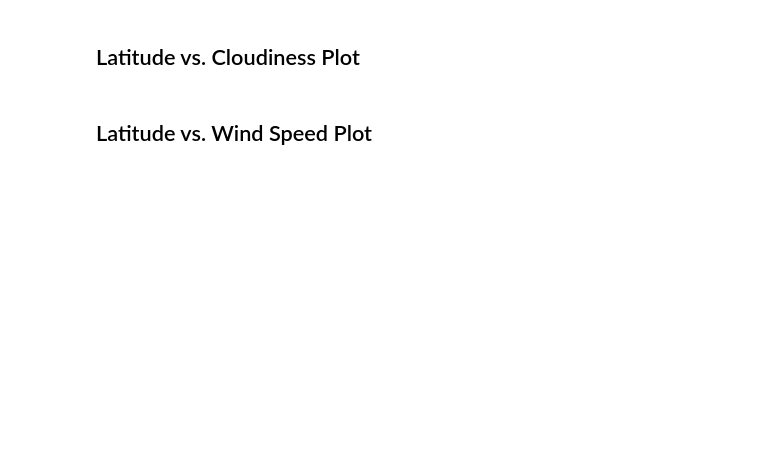
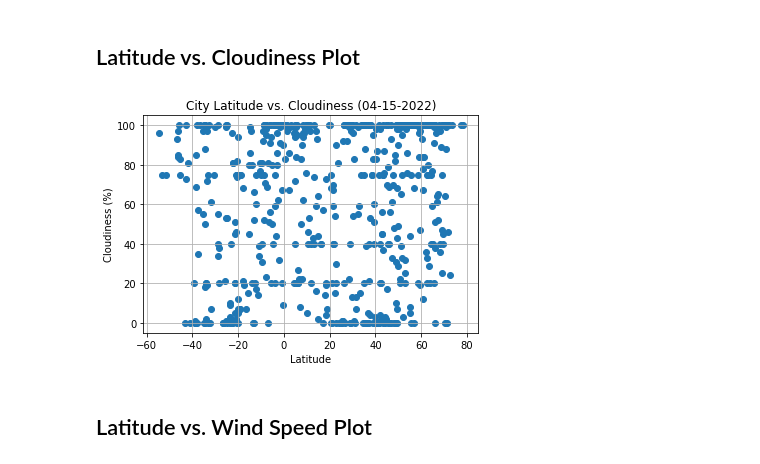
Before and after one commit to isidhu09/python-api-challenge, a Jupyter notebook: WeatherPy/WeatherPy.ipynb, the cells around one changed output. Saved outputs shown, nothing was run; the diff lists cells and outputs as text; code cells hidden in the pictures; blank space fills up the shorter version.

```diff
--- a/WeatherPy/WeatherPy.ipynb
+++ b/WeatherPy/WeatherPy.ipynb
@@ -196,4 +225,16 @@ clean_city_data = pd.merge(weatherDF,humidDF, how="outer", on=index, inplace=Fal
 # %% [markdown]
 ## Latitude vs. Cloudiness Plot
+# %%
+
+c = clean_city_data["Cloudiness"]
+plt.scatter(x,c)
+plt.title(f"City Latitude vs. Cloudiness ({dateLabel})")
+plt.xlabel("Latitude")
+plt.ylabel("Cloudiness (%)")
+plt.grid()
+plt.savefig("../Images/Latitude_vs_Cloudiness")
+plt.show()
+# %% [output]
+[figure, added]
 # %% [markdown]
 ## Latitude vs. Wind Speed Plot
```
Also changed, not shown: parts of 12 cells of this notebook, 5 other files.
